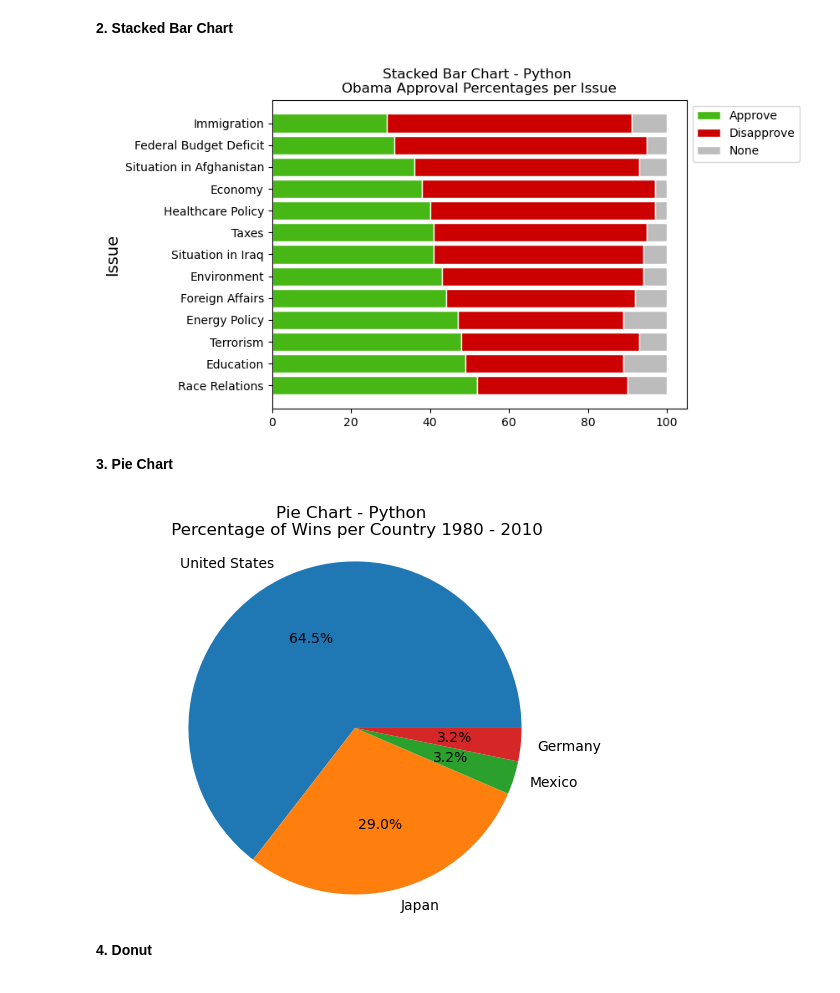
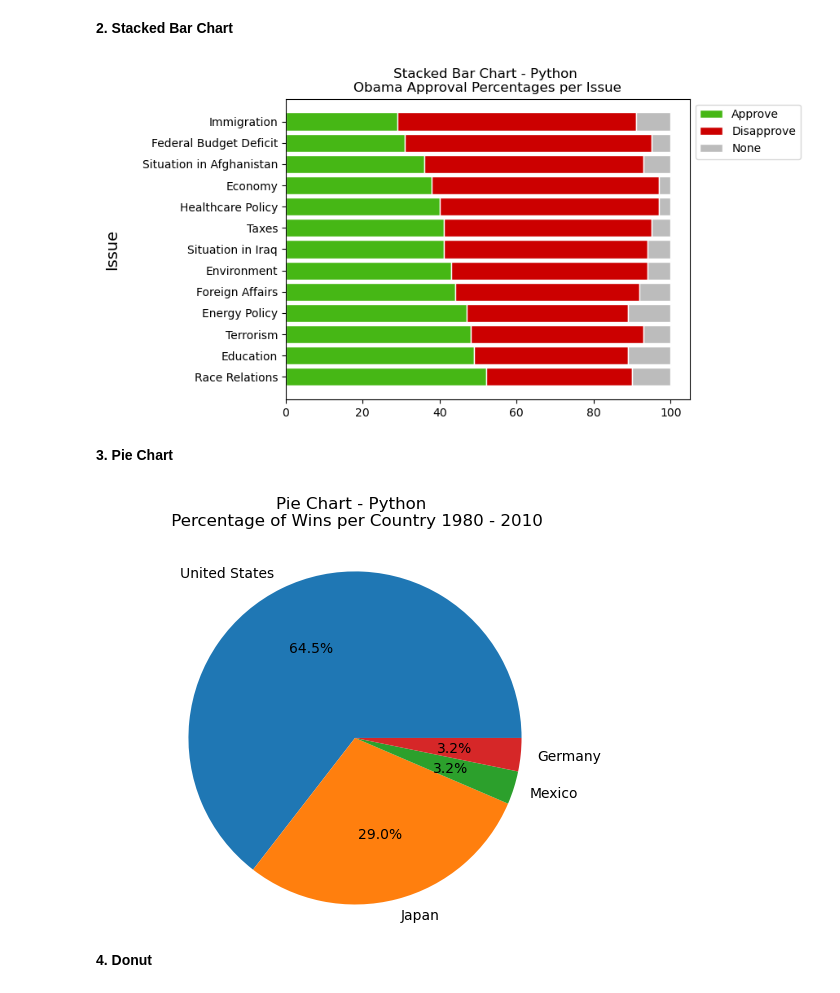
Before and after one commit to cableredi/BellevueUniv_MDS, a Jupyter notebook: DSC640/Weeks 1 - 2/Weeks1-2_Python.ipynb, the cells around one changed output. Cells and saved outputs as stored; diff of their text form; code cells hidden in the pictures.

```diff
--- a/DSC640/Weeks 1 - 2/Weeks1-2_Python.ipynb
+++ b/DSC640/Weeks 1 - 2/Weeks1-2_Python.ipynb
@@ -93,16 +94,12 @@ ax.barh(names, disapprove, left=approve, color='#cc0000', edgecolor='white', hei
 ax.barh(names, none, left=[i+j for i,j in zip(approve, disapprove)], color='#bcbcbc', edgecolor='white',
          height=barHeight, label = 'None')
 
-# Custom x axis
+# Set labels
 plt.ylabel("Issue", fontsize = 14)
+plt.legend(loc='upper left', bbox_to_anchor=(1,1), ncol=1)
+plt.title('Stacked Bar Chart - Python \nObama Approval Percentages per Issue')
+ax.yaxis.labelpad = 20.0
 
-# Add a legend
-plt.legend(loc='upper left', bbox_to_anchor=(1,1), ncol=1)
-
-# Title
-plt.title('Stacked Bar Chart - Python \nObama Approval Percentages per Issue')
-
-# Show graphic
 plt.show()
 
 # Save figure
@@ -110,7 +107,7 @@ ax.get_figure().savefig('images/stackedbarchart-python.png',
            bbox_inches = 'tight',
            transparent = True)
 # %% [output]
-[figure, old version]
+[figure, new version]
 # %% [markdown]
 **3. Pie Chart**
 # %%
@@ -118,22 +115,22 @@ countries = hotdog_winners_df['Country'].value_counts()
 # %%
 plt.rcdefaults()
 
 fig, ax = plt.subplots()
 
 ax.pie(countries.values, labels = countries.index, autopct='%1.1f%%',)
 ax.axis('equal')  # Equal aspect ratio ensures that pie is drawn as a circle.
 
 # Title
-plt.title('Pie Chart - Python \n Percentage of Wins per Country 1980 - 2010')
+plt.title('Pie Chart - Python \n Percentage of Wins per Country 1980 - 2010', pad = 20)
 
 plt.show()
 
 # Save figure
 ax.get_figure().savefig('images\piechart-python.png',
            bbox_inches = 'tight',
            transparent = True)
 # %% [output]
-[figure, old version]
+[figure, new version]
 # %% [markdown]
 **4. Donut**
 # %%
```
Also changed, not shown: parts of 2 cells of this notebook, 3 other files.
